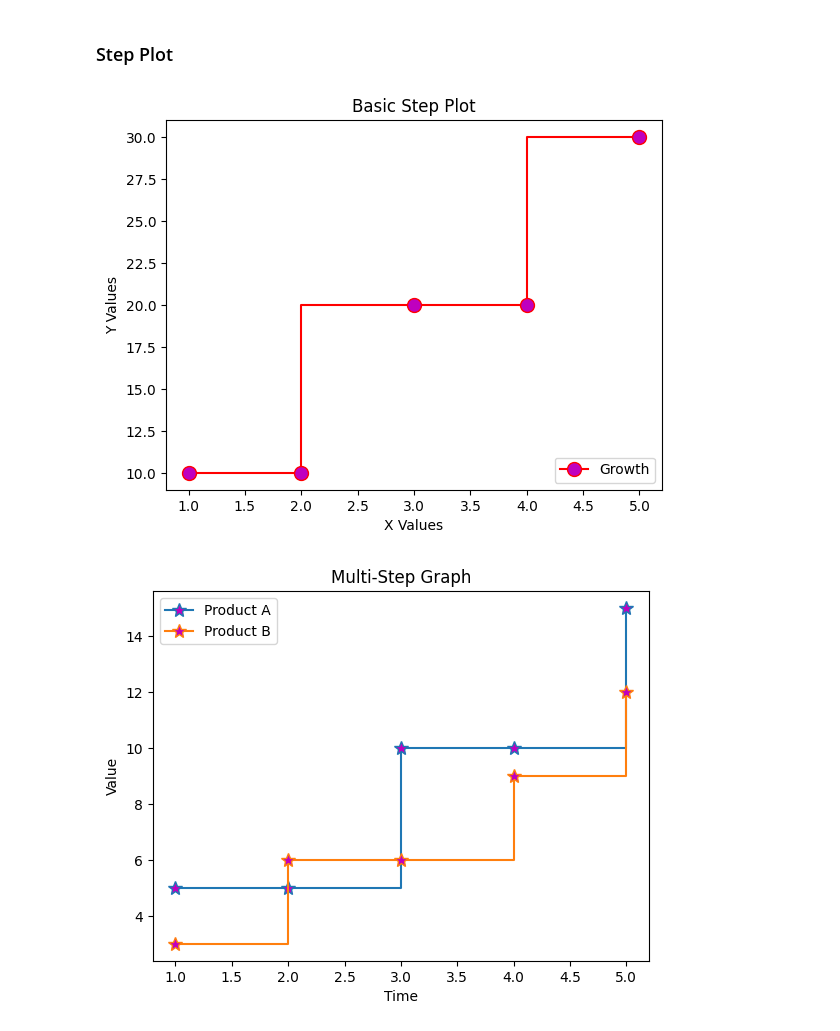
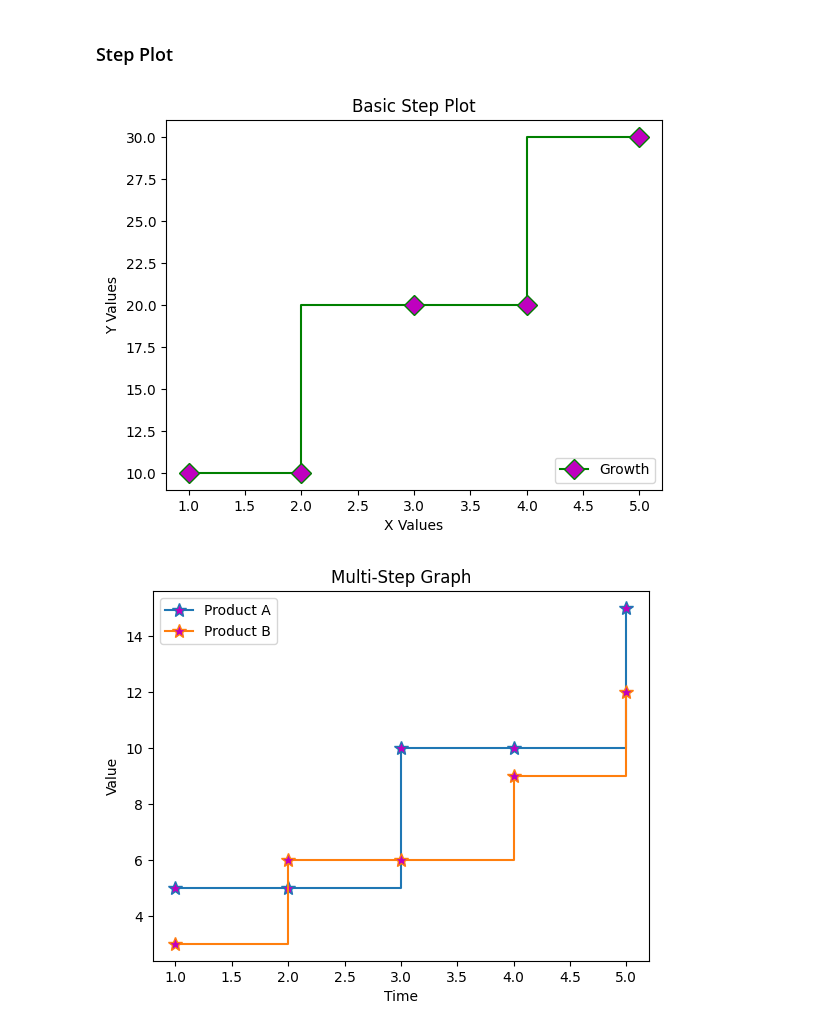
Before and after one commit to NeerajKatheriya1435/Data_Analytics, a Jupyter notebook: Matplotlib_Files/matplotlib3.ipynb, the cells around one changed output. Cells and saved outputs as stored; diff of their text form; code cells hidden in the pictures.

```diff
--- a/Matplotlib_Files/matplotlib3.ipynb
+++ b/Matplotlib_Files/matplotlib3.ipynb
@@ -53,19 +53,21 @@ plt.show()
 # %%
 import matplotlib.pyplot as plt
 
 x = [1, 2, 3, 4, 5]
 y = [10, 10, 20, 20, 30]
 
-plt.step(x, y,color="r",marker="o",ms=10,mfc="m",label="Growth")
+plt.step(x, y,color="g",marker="D",ms=10,mfc="m",label="Growth")
+# plt.step(x, y,color="r",marker="o",ms=10,mfc="m",label="Growth")
 # plt.step(x, y,color="r",marker="o",ms=12,mfc="g")
 
 plt.xlabel("X Values")
 plt.ylabel("Y Values")
 plt.title("Basic Step Plot")
 plt.legend(loc=4)
+
 plt.show()
 # %% [output]
-[figure, old version]
+[figure, new version]
 # %%
 import matplotlib.pyplot as plt
 
```
Also changed, not shown: parts of 5 cells of this notebook, 14 other files.
